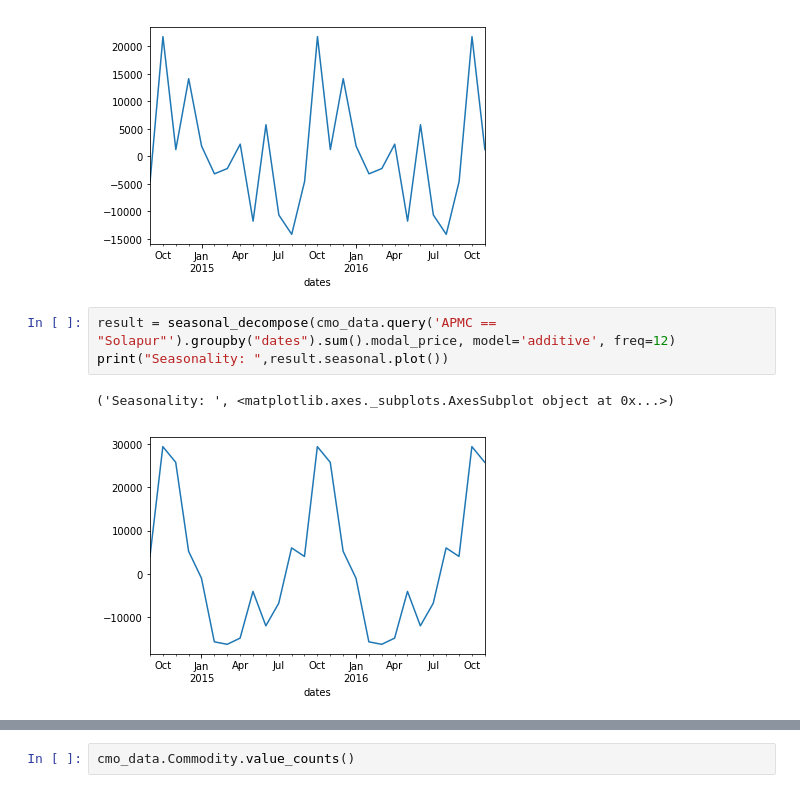
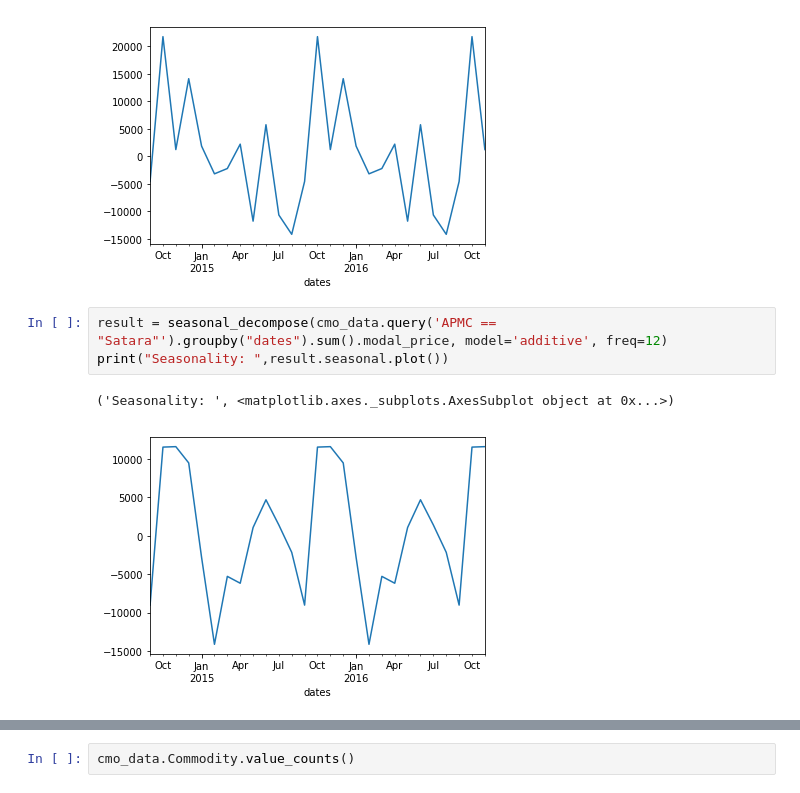
Before and after one commit to khwahish52/Social_Cops_Task_2019, a Jupyter notebook: Social_Cops_Intern_Task2.ipynb, the cells around one changed output, grey strips where cells are left out. Drawn from its saved outputs; the diff is of its cells as text.

```diff
--- a/Social_Cops_Intern_Task2.ipynb
+++ b/Social_Cops_Intern_Task2.ipynb
@@ -220,8 +214,8 @@ print("Seasonality: ",result.seasonal.plot())
 ('Seasonality: ', <matplotlib.axes._subplots.AxesSubplot object at 0x...>)
 [figure]
 # %%
-result = seasonal_decompose(cmo_data.query('APMC == "Solapur"').groupby("dates").sum().modal_price, model='additive', freq=12)
+result = seasonal_decompose(cmo_data.query('APMC == "Satara"').groupby("dates").sum().modal_price, model='additive', freq=12)
 print("Seasonality: ",result.seasonal.plot())
 # %% [output]
 ('Seasonality: ', <matplotlib.axes._subplots.AxesSubplot object at 0x...>)
-[figure, old version]
+[figure, new version]
```
Also changed, not shown: parts of 21 cells of this notebook, 1 other file.
